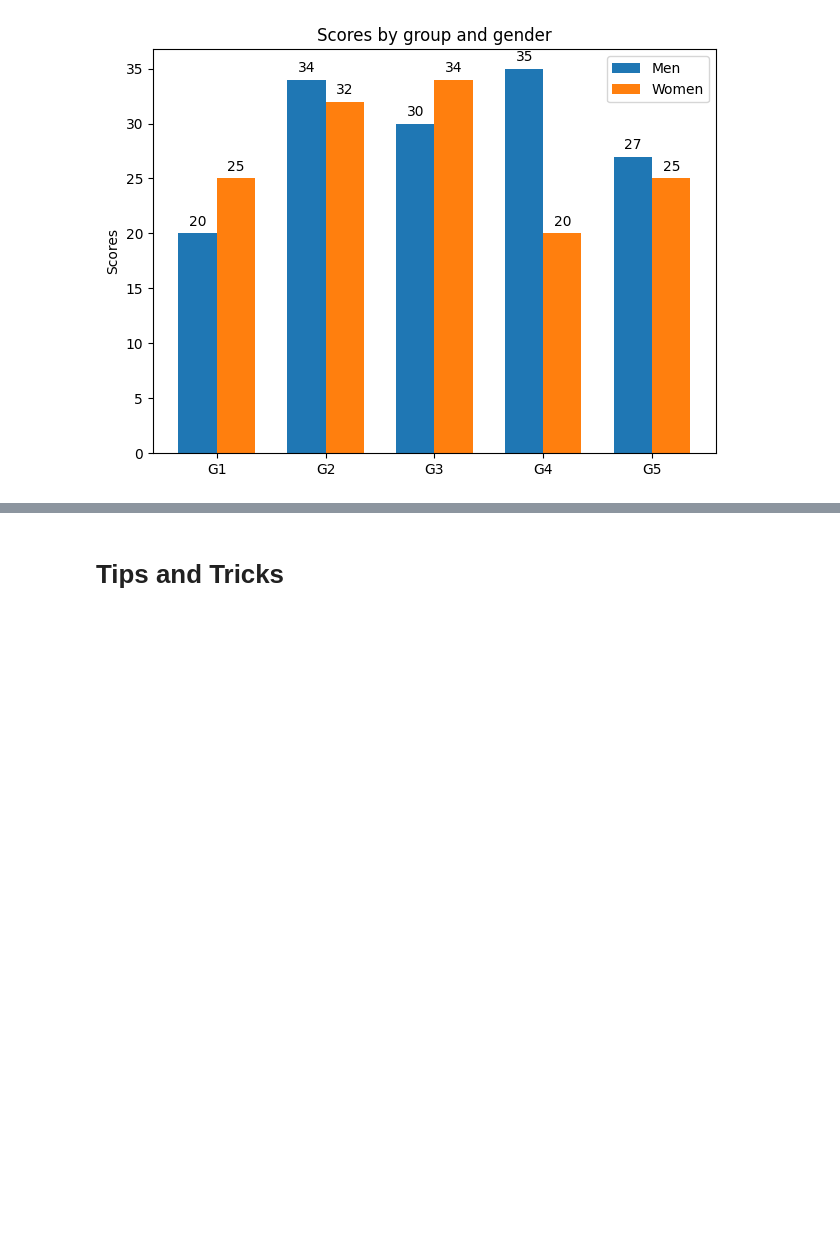
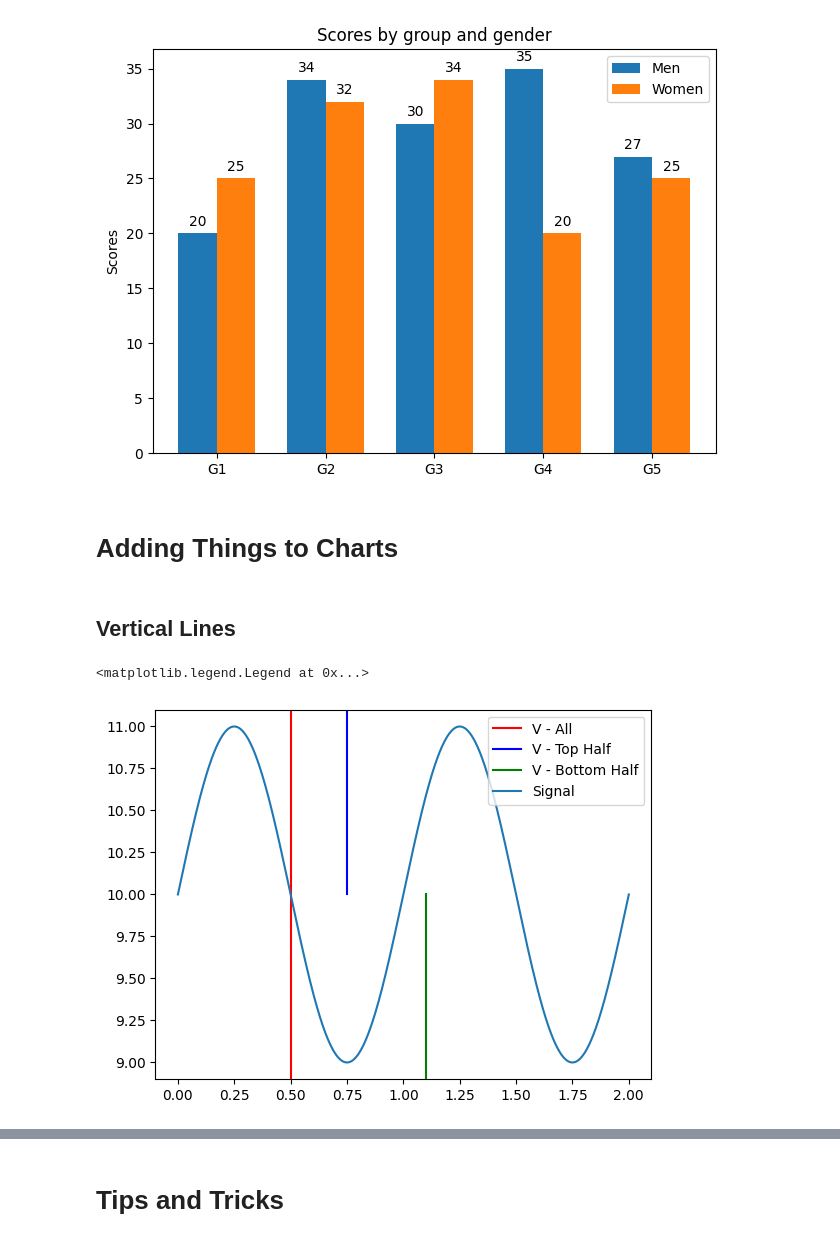
Before and after one commit to stevester94/notebooks, a Jupyter notebook: matplotlibExamples.ipynb, the cells around one changed output, grey strips where cells are left out. Cells and saved outputs as stored; diff of their text form; code cells hidden in the pictures; blank space fills up the shorter version.

```diff
--- a/matplotlibExamples.ipynb
+++ b/matplotlibExamples.ipynb
@@ -238,3 +266,23 @@ fig.tight_layout()
 plt.show()
 # %% [output]
 [figure]
+# %% [markdown]
+# Adding Things to Charts
+# %% [markdown]
+## Vertical Lines
+# %%
+x,y = generate_sine_and_time(num_points=1000)
+y += 10
+fig, ax = plt.subplots()
+
+# By default will draw across the entire plot
+# ymin and ymax are in [0,1] and specify % of the chart to span
+ax.axvline(0.5, color="r", label="V - All")
+ax.axvline(.75, color="b", label="V - Top Half", ymin=0.5)
+ax.axvline(1.1, color="g", label="V - Bottom Half", ymax=0.5)
+
+ax.plot(x,y, label="Signal");
+ax.legend()
+# %% [output]
+<matplotlib.legend.Legend at 0x...>
+[figure, added]
```
Also changed, not shown: parts of 12 cells of this notebook, 5 other files.
